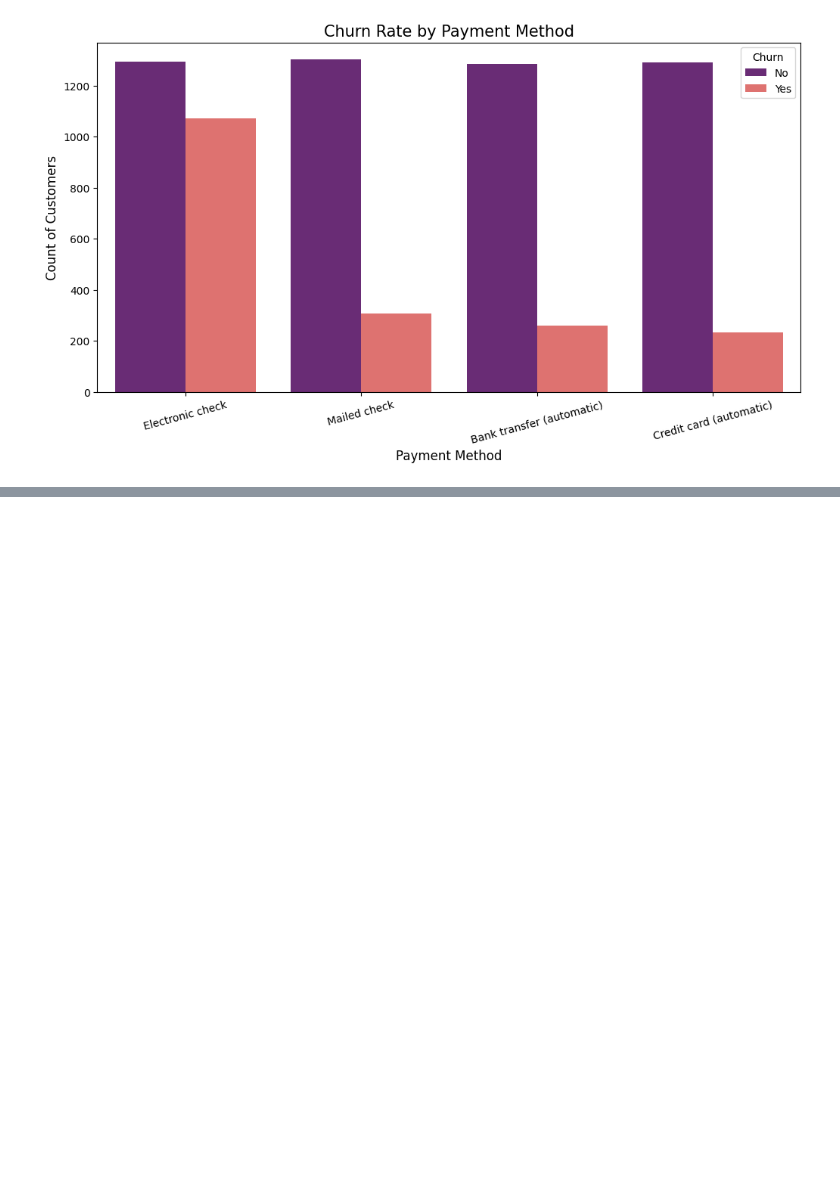
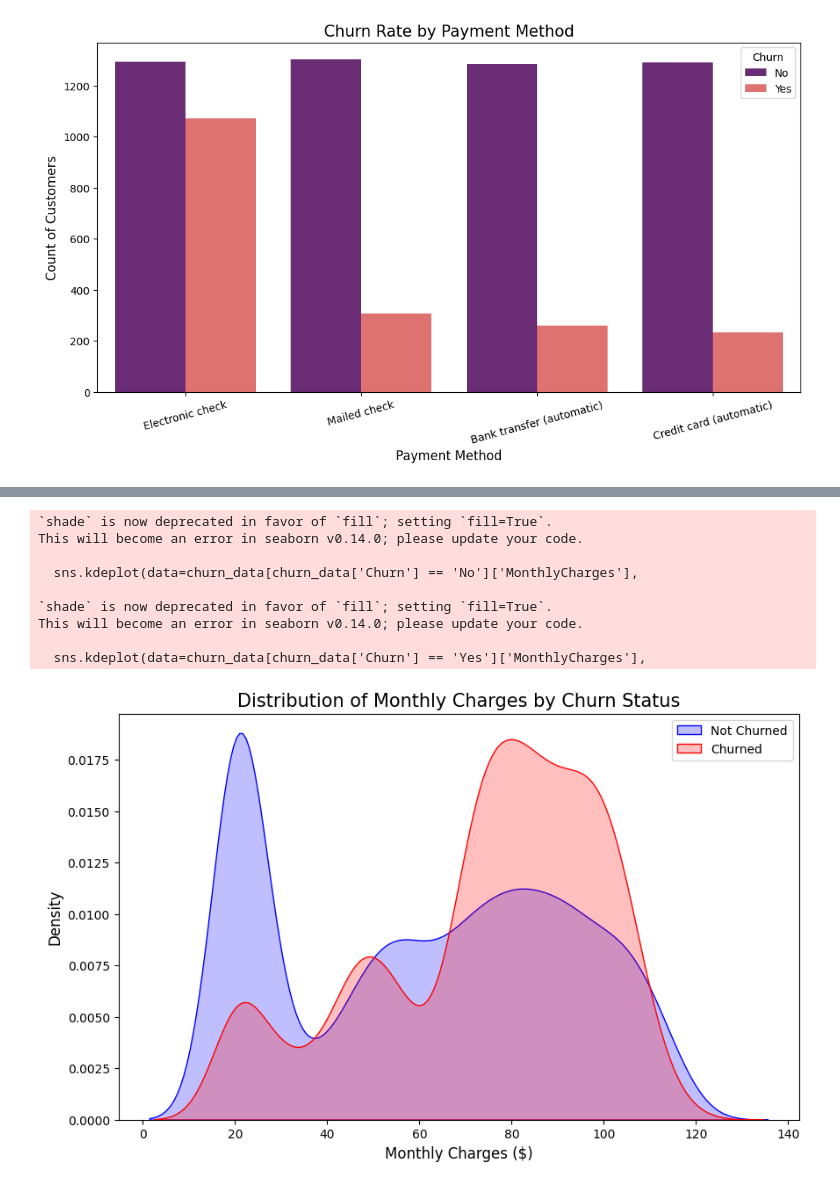
Before and after one commit to unaeem24/AWS-AI-Internship, a Jupyter notebook: Week-8/EDA.ipynb, the cells around one changed output, grey strips where cells are left out. Saved outputs shown, nothing was run; the diff lists cells and outputs as text; code cells hidden in the pictures; blank space fills up the shorter version.

```diff
--- a/Week-8/EDA.ipynb
+++ b/Week-8/EDA.ipynb
@@ -77,0 +126,25 @@ plt.show()
+# %%
+plt.figure(figsize=(10, 6))
+
+# KDE Plot to see the density of churn across monthly charges
+sns.kdeplot(data=churn_data[churn_data['Churn'] == 'No']['MonthlyCharges'],
+            label='Not Churned', shade=True, color='blue')
+sns.kdeplot(data=churn_data[churn_data['Churn'] == 'Yes']['MonthlyCharges'],
+            label='Churned', shade=True, color='red')
+
+plt.title('Distribution of Monthly Charges by Churn Status', fontsize=15)
+plt.xlabel('Monthly Charges ($)', fontsize=12)
+plt.ylabel('Density', fontsize=12)
+plt.legend()
+plt.show()
+# %% [output]
+`shade` is now deprecated in favor of `fill`; setting `fill=True`.
+This will become an error in seaborn v0.14.0; please update your code.
+
+  sns.kdeplot(data=churn_data[churn_data['Churn'] == 'No']['MonthlyCharges'],
+
+`shade` is now deprecated in favor of `fill`; setting `fill=True`.
+This will become an error in seaborn v0.14.0; please update your code.
+
+  sns.kdeplot(data=churn_data[churn_data['Churn'] == 'Yes']['MonthlyCharges'],
+[figure, added]
```
Also changed, not shown: parts of 3 cells of this notebook, 2 other files.
